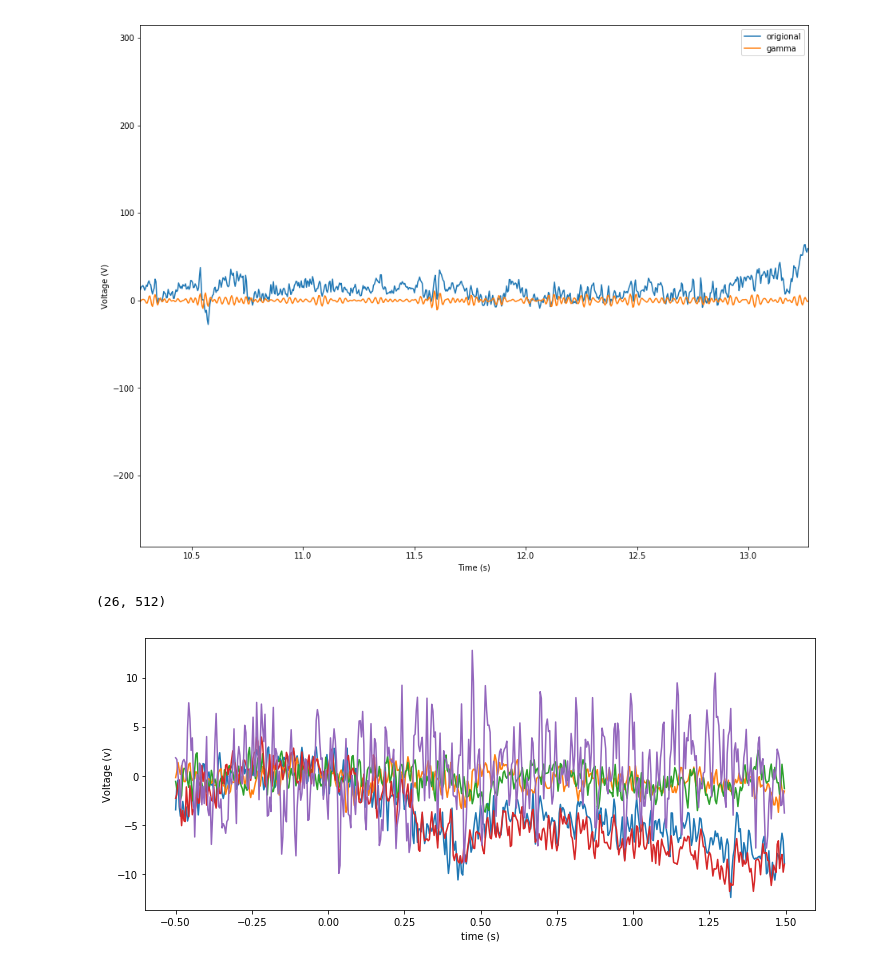
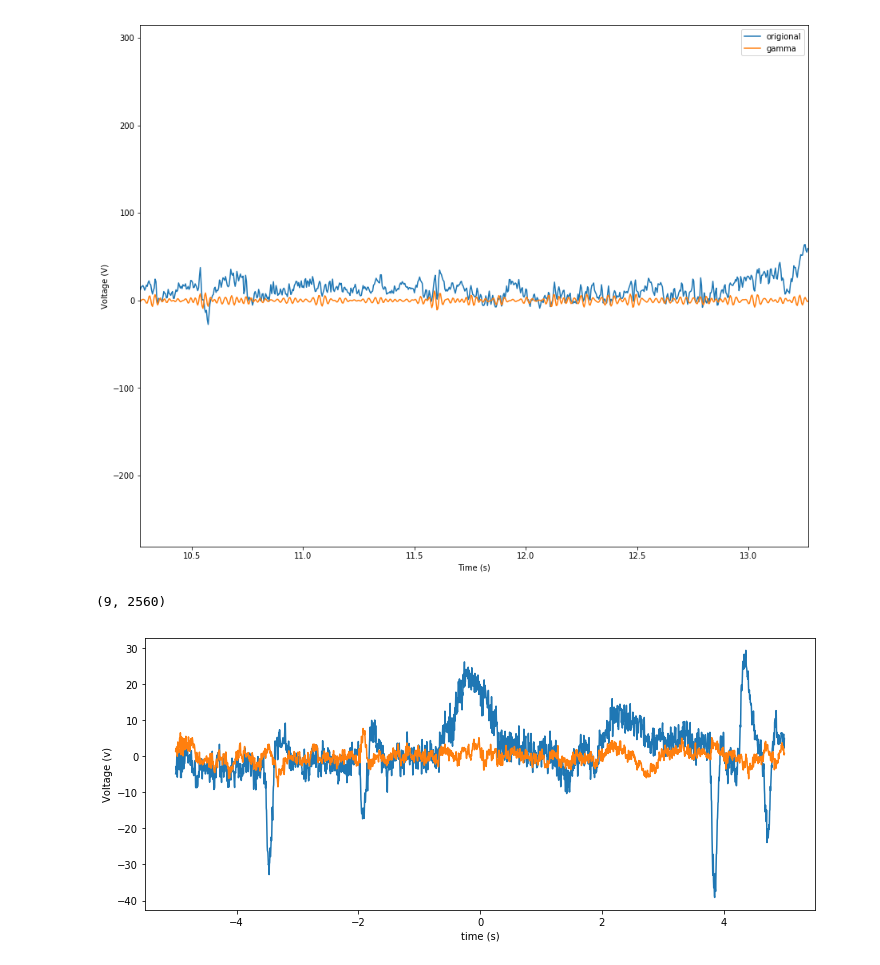
Before and after one commit to TamuzHod/Neural-_signal_processing_final_project, a Jupyter notebook: ProcessEEG.ipynb, the cells around one changed output. Saved outputs shown, nothing was run; the diff lists cells and outputs as text; code cells hidden in the pictures.

Commit message:
New data

```diff
--- a/ProcessEEG.ipynb
+++ b/ProcessEEG.ipynb
@@ -7,9 +7,9 @@ from scipy import io, signal
 %matplotlib inline
 # %%
 eegF1_df = pd.read_json('file:eegData_F1.json')
-eegM1_df = pd.read_json('file:eegData_M1.json')
+eegM1_df = pd.read_json('file:eegM2.json')
 eventF1_df = pd.read_json('file:EventJson_F1.json')
-eventM1_df = pd.read_json('file:EventJson_M1.json')
+eventM1_df = pd.read_json('file:evenM2.json')
 accelF1_df = pd.read_json('file:accelerometerJson_F1.json')
 accelM1_df = pd.read_json('file:accelerometerJson_M1.json')
 fs = 256
@@ -203,8 +200,8 @@ def get_windows(data, indices, fs, len_pre, len_post):
         epoch_list.append(epoch)
     return np.array(epoch_list)
 # %%
-len_pre = -0.5
-len_post = 1.5
+len_pre = -5
+len_post = 5
 # %%
 epochs = list()
 epochs.append(get_windows(M1_eeg[0], eventM1[1], fs, len_pre, len_post))
@@ -216,28 +213,28 @@ epochs = np.array(epochs)
 # %%
 epochs[0].shape
 # %% [output]
-(26, 512)
+(9, 2560)
 # %%
 trial_average = list()
 trial_average.append(np.mean(epochs[0], axis=0))
 trial_average.append(np.mean(epochs[1], axis=0))
 trial_average.append(np.mean(epochs[2], axis=0))
 trial_average.append(np.mean(epochs[3], axis=0))
 trial_average.append(np.mean(epochs[4], axis=0))
 trial_average= np.array(trial_average)
 
 epoch_time = np.arange(len_pre, len_post, 1/fs)
 # plot STA
 plt.figure(figsize=(12,5))
-plt.plot(epoch_time, trial_average[0], '-')
-plt.plot(epoch_time, trial_average[1], '-')
-plt.plot(epoch_time, trial_average[2], '-')
-plt.plot(epoch_time, trial_average[3], '-')
-plt.plot(epoch_time, trial_average[4], '-')
+plt.plot(epoch_time, trial_average[0], '-', label = "channal 0")
+plt.plot(epoch_time, trial_average[1], '-', label = "channal 1")
+#plt.plot(epoch_time, trial_average[2], '-', label = "channal 2")
+#plt.plot(epoch_time, trial_average[3], '-', label = "channal 3")
+#plt.plot(epoch_time, trial_average[4], '-', label = "channal 4")
 
 plt.xlabel('time (s)'); plt.ylabel('Voltage (v)');
 # %% [output]
-[figure, old version]
+[figure, new version]
 # %%
 # plot all the epochs and average
 plt.figure(figsize=(12,5))
```
Also changed, not shown: parts of 9 cells of this notebook.
